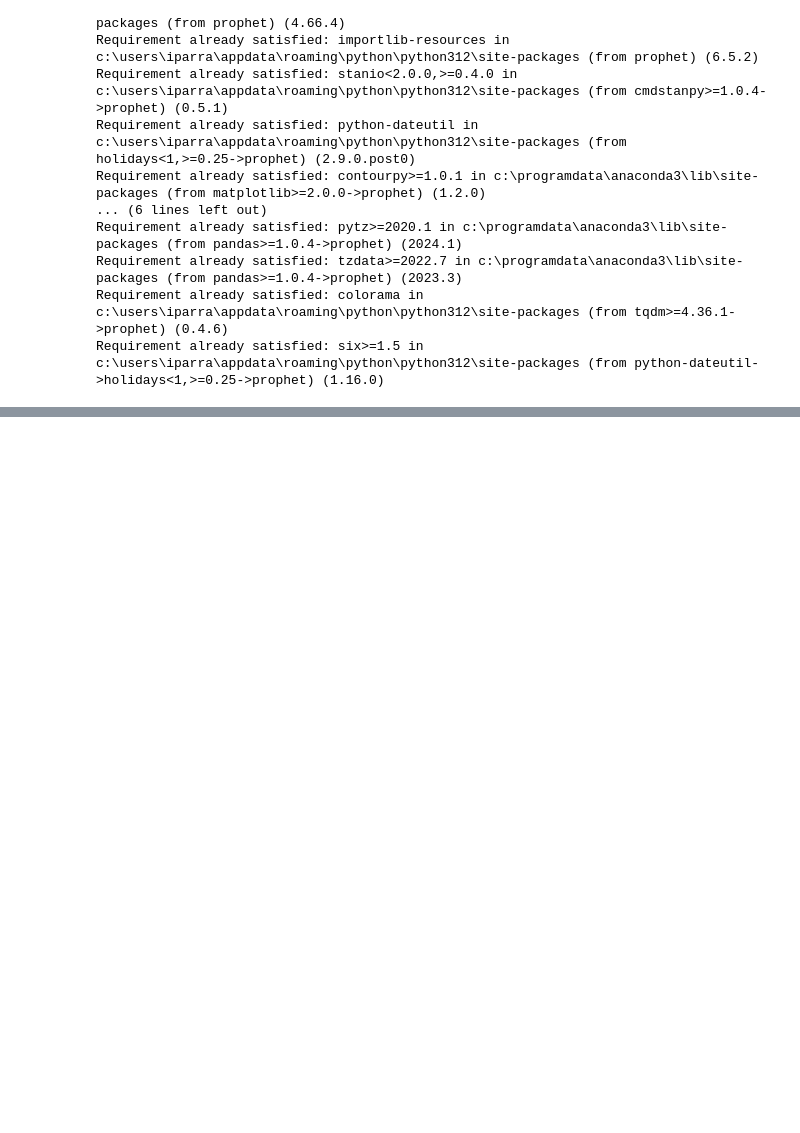
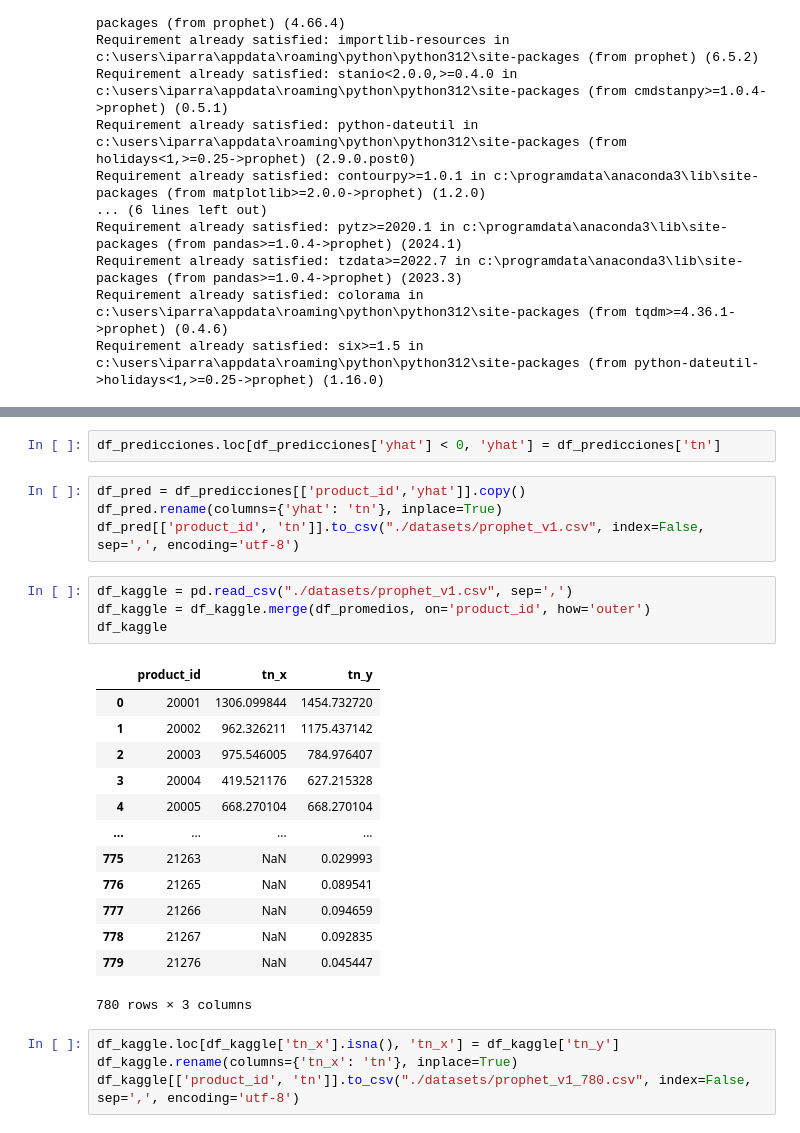
Before and after one commit to ivanjavierparra/Lab3-MCD, a Jupyter notebook: notebooks/model_prophet/prophet_v1.ipynb, the cells around one changed output, grey strips where cells are left out. Cells and saved outputs as stored; diff of their text form; blank space fills up the shorter version.

```diff
--- a/notebooks/model_prophet/prophet_v1.ipynb
+++ b/notebooks/model_prophet/prophet_v1.ipynb
@@ -177,0 +250,28 @@ Requirement already satisfied: six>=1.5 in c:\users\iparra\appdata\roaming\pytho
+# %%
+df_predicciones.loc[df_predicciones['yhat'] < 0, 'yhat'] = df_predicciones['tn']
+# %%
+df_pred = df_predicciones[['product_id','yhat']].copy()
+df_pred.rename(columns={'yhat': 'tn'}, inplace=True)
+df_pred[['product_id', 'tn']].to_csv("./datasets/prophet_v1.csv", index=False, sep=',', encoding='utf-8')
+# %%
+df_kaggle = pd.read_csv("./datasets/prophet_v1.csv", sep=',')
+df_kaggle = df_kaggle.merge(df_promedios, on='product_id', how='outer')
+df_kaggle
+# %% [output]
+|  | product_id | tn_x | tn_y |
+| 0 | 20001 | 1306.099844 | 1454.732720 |
+| 1 | 20002 | 962.326211 | 1175.437142 |
+| 2 | 20003 | 975.546005 | 784.976407 |
+| 3 | 20004 | 419.521176 | 627.215328 |
+| 4 | 20005 | 668.270104 | 668.270104 |
+| ... | ... | ... | ... |
+| 775 | 21263 | NaN | 0.029993 |
+| 776 | 21265 | NaN | 0.089541 |
+| 777 | 21266 | NaN | 0.094659 |
+| 778 | 21267 | NaN | 0.092835 |
+| 779 | 21276 | NaN | 0.045447 |
+780 rows × 3 columns
+# %%
+df_kaggle.loc[df_kaggle['tn_x'].isna(), 'tn_x'] = df_kaggle['tn_y']
+df_kaggle.rename(columns={'tn_x': 'tn'}, inplace=True)
+df_kaggle[['product_id', 'tn']].to_csv("./datasets/prophet_v1_780.csv", index=False, sep=',', encoding='utf-8')
```
Also changed, not shown: parts of 9 cells of this notebook, 1 other file.
